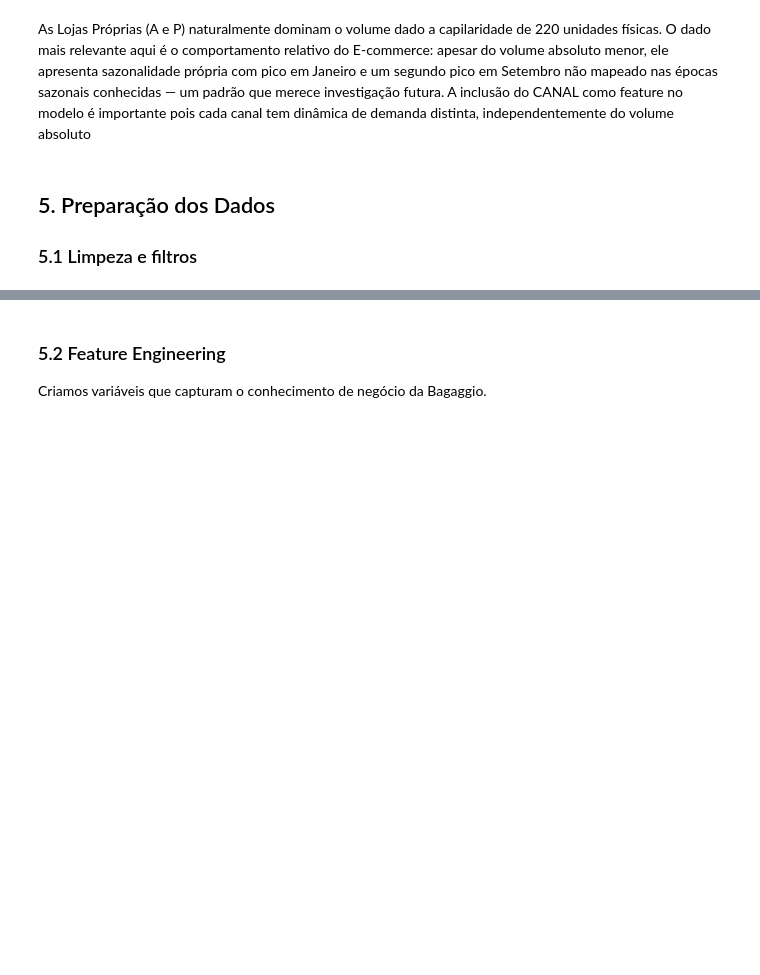
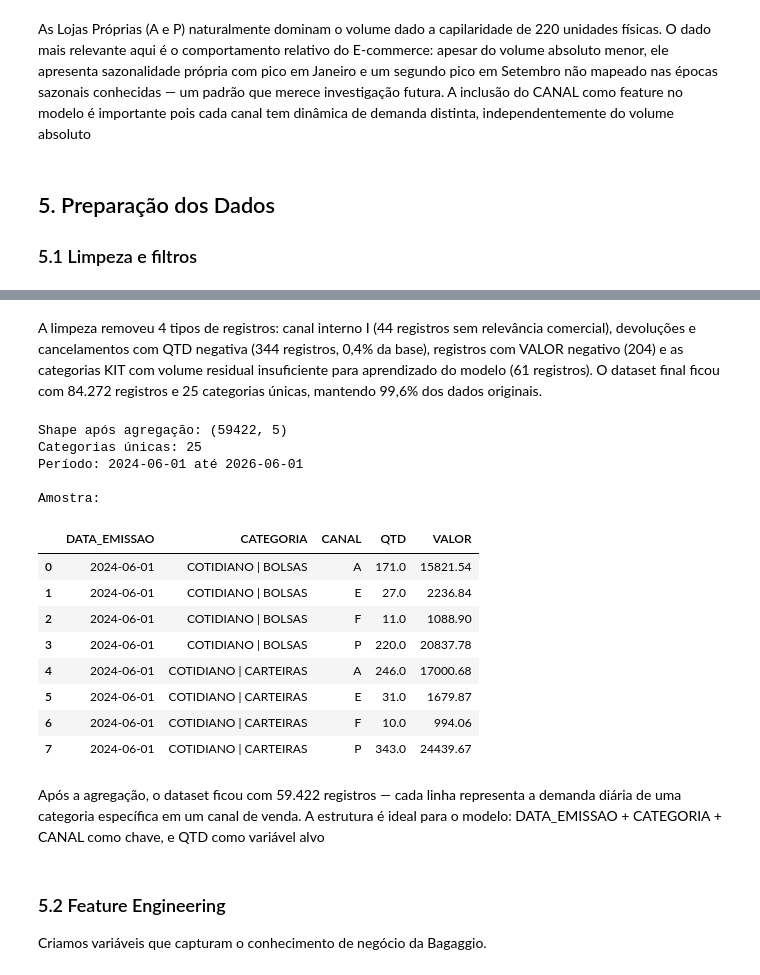
Before and after one commit to DianaSerrano1/MVP-MachineLearning, a Jupyter notebook: MVP_ML_Bagaggio_1.ipynb, the cells around one changed output, grey strips where cells are left out. Cells and saved outputs as stored; diff of their text form; code cells hidden in the pictures; blank space fills up the shorter version.

```diff
--- a/MVP_ML_Bagaggio_1.ipynb
+++ b/MVP_ML_Bagaggio_1.ipynb
@@ -504,4 +504,11 @@ val_neg = (df['VALOR'] < 0).sum()
 print(f'Registros com VALOR negativo: {val_neg}')
 df = df[df['VALOR'] >= 0]
 
+# 4. Remover categorias com volume residual (KIT)
+# MALAS | KIT: 55 registros | ESCOLARES | KIT: 6 registros
+# Volume insignificante — insuficiente para o modelo aprender padrões
+df = df[~df['CATEGORIA'].isin(['MALAS | KIT', 'ESCOLARES | KIT'])]
+print(f'Após remover categorias residuais (KIT): {len(df)} registros')
+
 print(f'\nShape final após limpeza: {df.shape}')
+print(f'Categorias restantes: {df["CATEGORIA"].nunique()}')
@@ -508,14 +523,35 @@ print(f'\nShape final após limpeza: {df.shape}')
+# %% [markdown]
+A limpeza removeu 4 tipos de registros: canal interno I (44 registros sem relevância comercial), devoluções e cancelamentos com QTD negativa (344 registros, 0,4% da base), registros com VALOR negativo (204) e as categorias KIT com volume residual insuficiente para aprendizado do modelo (61 registros). O dataset final ficou com 84.272 registros e 25 categorias únicas, mantendo 99,6% dos dados originais.
 # %%
-# 5.2 Agregação por data + NIVEL1 + NIVEL2 + CANAL
-# Consolidamos registros do mesmo dia/categoria/canal em uma linha
-df_agg = df.groupby(['DATA_EMISSAO', 'NIVEL1', 'NIVEL2', 'CANAL']).agg(
+# 5.2 Agregação por data + CATEGORIA + CANAL
+# Usando a chave combinada NIVEL1 + NIVEL2 que elimina ambiguidade
+df_agg = df.groupby(['DATA_EMISSAO', 'CATEGORIA', 'CANAL']).agg(
     QTD=('QTD', 'sum'),
     VALOR=('VALOR', 'sum')
 ).reset_index()
 
 print(f'Shape após agregação: {df_agg.shape}')
+print(f'Categorias únicas: {df_agg["CATEGORIA"].nunique()}')
+print(f'Período: {df_agg["DATA_EMISSAO"].min().date()} até {df_agg["DATA_EMISSAO"].max().date()}')
 print(f'\nAmostra:')
 df_agg.head(8)
+# %% [output]
+Shape após agregação: (59422, 5)
+Categorias únicas: 25
+Período: 2024-06-01 até 2026-06-01
+
+Amostra:
+|  | DATA_EMISSAO | CATEGORIA | CANAL | QTD | VALOR |
+| 0 | 2024-06-01 | COTIDIANO | BOLSAS | A | 171.0 | 15821.54 |
+| 1 | 2024-06-01 | COTIDIANO | BOLSAS | E | 27.0 | 2236.84 |
+| 2 | 2024-06-01 | COTIDIANO | BOLSAS | F | 11.0 | 1088.90 |
+| 3 | 2024-06-01 | COTIDIANO | BOLSAS | P | 220.0 | 20837.78 |
+| 4 | 2024-06-01 | COTIDIANO | CARTEIRAS | A | 246.0 | 17000.68 |
+| 5 | 2024-06-01 | COTIDIANO | CARTEIRAS | E | 31.0 | 1679.87 |
+| 6 | 2024-06-01 | COTIDIANO | CARTEIRAS | F | 10.0 | 994.06 |
+| 7 | 2024-06-01 | COTIDIANO | CARTEIRAS | P | 343.0 | 24439.67 |
+# %% [markdown]
+Após a agregação, o dataset ficou com 59.422 registros — cada linha representa a demanda diária de uma categoria específica em um canal de venda. A estrutura é ideal para o modelo: DATA_EMISSAO + CATEGORIA + CANAL como chave, e QTD como variável alvo
 # %% [markdown]
 ### 5.2 Feature Engineering
 
```
Also changed, not shown: parts of 5 cells of this notebook.
